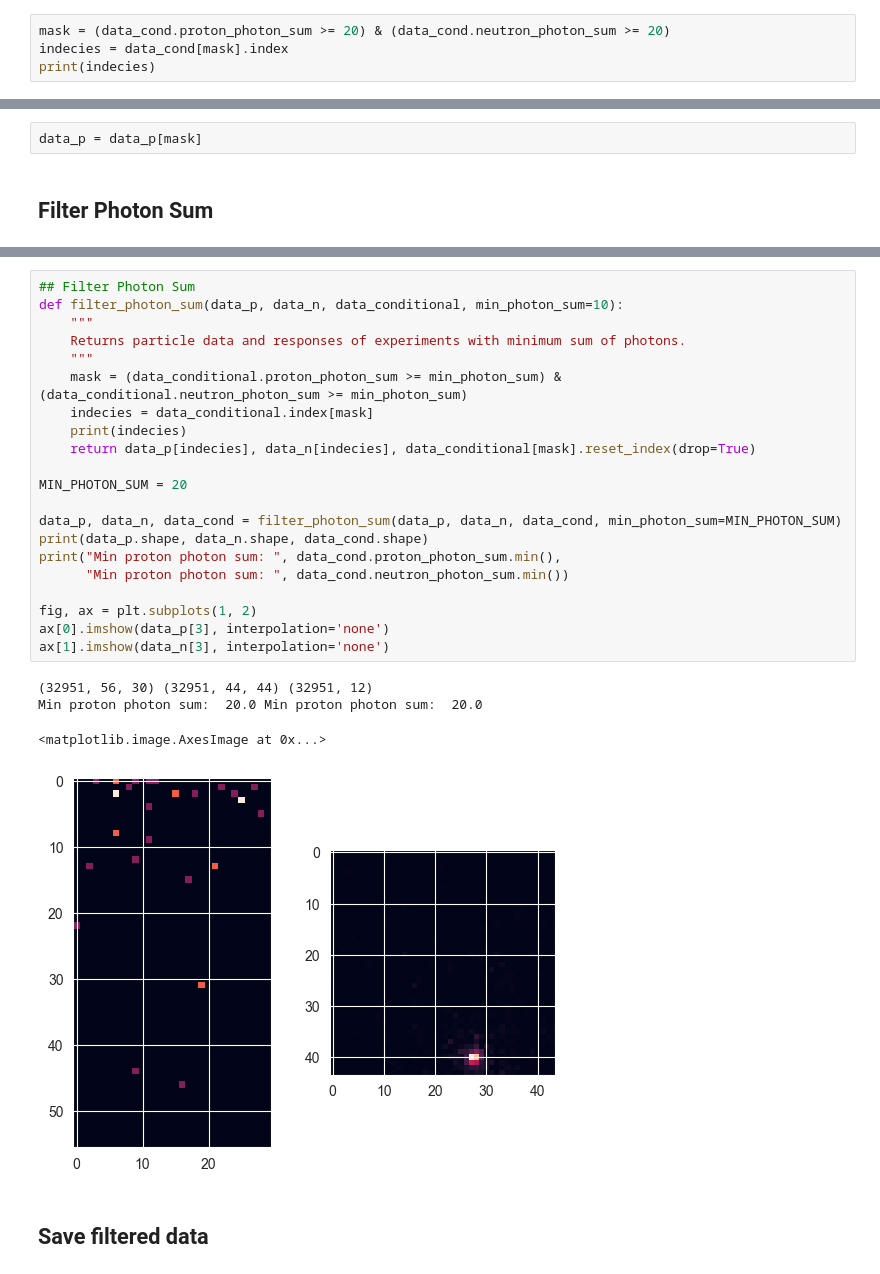
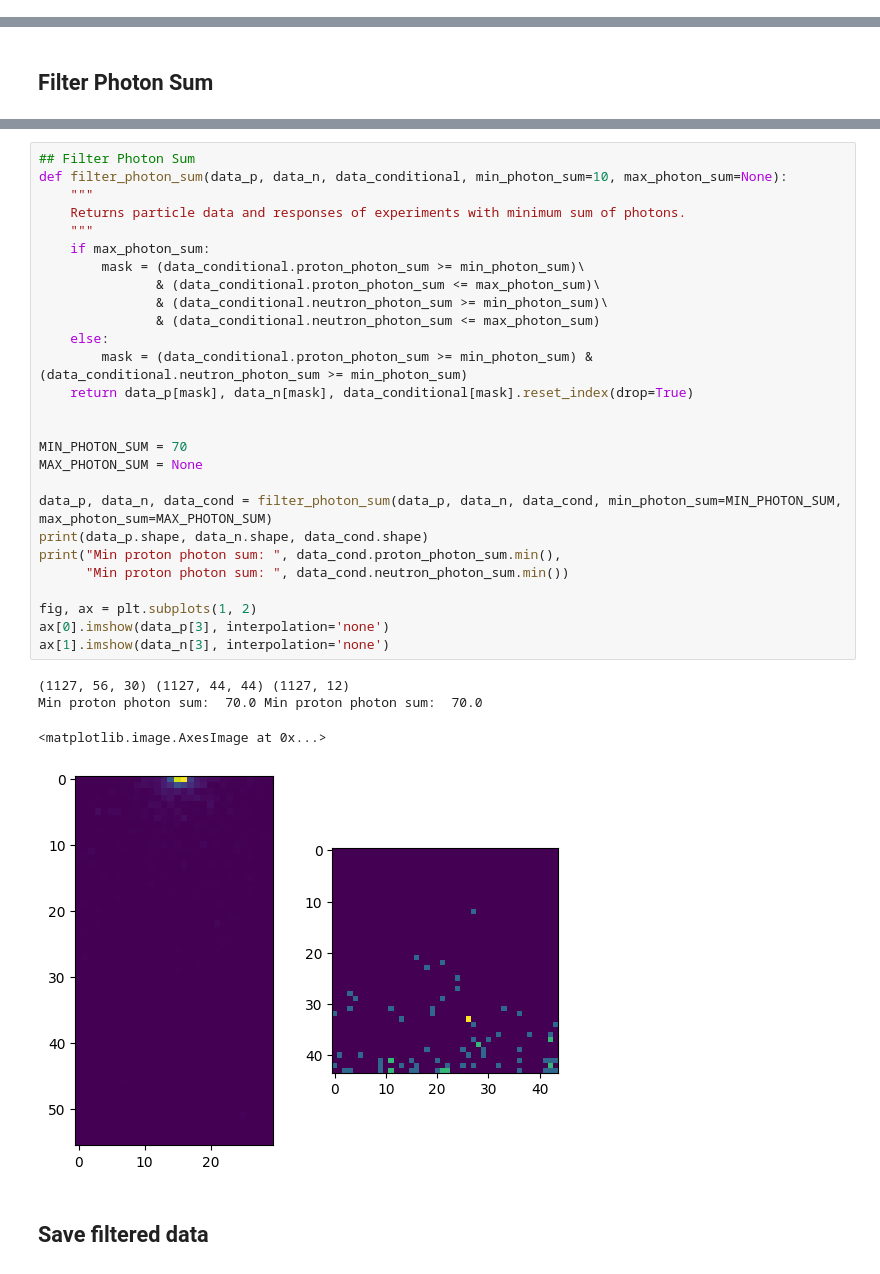
Before and after one commit to patrick-bedkowski/Generative-Models-for-CERN-Fast-Simulations, a Jupyter notebook: notebooks/data_filtering.ipynb, the cells around one changed output, grey strips where cells are left out. Drawn from its saved outputs; the diff is of its cells as text.

Commit message:
Improved filtering

```diff
--- a/notebooks/data_filtering.ipynb
+++ b/notebooks/data_filtering.ipynb
@@ -55,7 +56,3 @@ data_cond.head()
 | 2 | 22 | 1014.720 | -1.831820e-05 | 1.555780e-05 | 0.050293 | -0.335473 | 0.256277 | 1014.720 | 130.0 | 0.000000 | ... |
 | 3 | -211 | 325.158 | 0.000000e+00 | 0.000000e+00 | 0.000000 | 0.269915 | -0.081921 | 325.157 | 0.0 | 139.570610 | ... |
 | 4 | 2112 | 3192.380 | 0.000000e+00 | 0.000000e+00 | 0.000000 | 0.022422 | -0.182957 | -3192.380 | 1256.0 | 939.565413 | ... |
-# %%
-mask = (data_cond.proton_photon_sum >= 20) & (data_cond.neutron_photon_sum >= 20)
-indecies = data_cond[mask].index
-print(indecies)
@@ -69,4 +59,2 @@ Int64Index([     9,     19,     40,     44,     80,     94,    136,    145,
-# %%
-data_p = data_p[mask]
 # %% [markdown]
 ## Filter Photon Sum
@@ -73,29 +69,35 @@ data_p = data_p[mask]
 # %%
 ## Filter Photon Sum
-def filter_photon_sum(data_p, data_n, data_conditional, min_photon_sum=10):
+def filter_photon_sum(data_p, data_n, data_conditional, min_photon_sum=10, max_photon_sum=None):
     """
     Returns particle data and responses of experiments with minimum sum of photons.
     """
-    mask = (data_conditional.proton_photon_sum >= min_photon_sum) & (data_conditional.neutron_photon_sum >= min_photon_sum)
-    indecies = data_conditional.index[mask]
-    print(indecies)
-    return data_p[indecies], data_n[indecies], data_conditional[mask].reset_index(drop=True)
+    if max_photon_sum:
+        mask = (data_conditional.proton_photon_sum >= min_photon_sum)\
+               & (data_conditional.proton_photon_sum <= max_photon_sum)\
+               & (data_conditional.neutron_photon_sum >= min_photon_sum)\
+               & (data_conditional.neutron_photon_sum <= max_photon_sum)
+    else:
+        mask = (data_conditional.proton_photon_sum >= min_photon_sum) & (data_conditional.neutron_photon_sum >= min_photon_sum)
+    return data_p[mask], data_n[mask], data_conditional[mask].reset_index(drop=True)
 
-MIN_PHOTON_SUM = 20
 
-data_p, data_n, data_cond = filter_photon_sum(data_p, data_n, data_cond, min_photon_sum=MIN_PHOTON_SUM)
+MIN_PHOTON_SUM = 70
+MAX_PHOTON_SUM = None
+
+data_p, data_n, data_cond = filter_photon_sum(data_p, data_n, data_cond, min_photon_sum=MIN_PHOTON_SUM, max_photon_sum=MAX_PHOTON_SUM)
 print(data_p.shape, data_n.shape, data_cond.shape)
 print("Min proton photon sum: ", data_cond.proton_photon_sum.min(),
       "Min proton photon sum: ", data_cond.neutron_photon_sum.min())
 
 fig, ax = plt.subplots(1, 2)
 ax[0].imshow(data_p[3], interpolation='none')
 ax[1].imshow(data_n[3], interpolation='none')
 # %% [output]
-(32951, 56, 30) (32951, 44, 44) (32951, 12)
-Min proton photon sum:  20.0 Min proton photon sum:  20.0
+(1127, 56, 30) (1127, 44, 44) (1127, 12)
+Min proton photon sum:  70.0 Min proton photon sum:  70.0
 <matplotlib.image.AxesImage at 0x...>
-[figure, old version]
+[figure, new version]
 # %% [markdown]
 ## Save filtered data
 # %%
```
Also changed, not shown: parts of 10 cells of this notebook.
